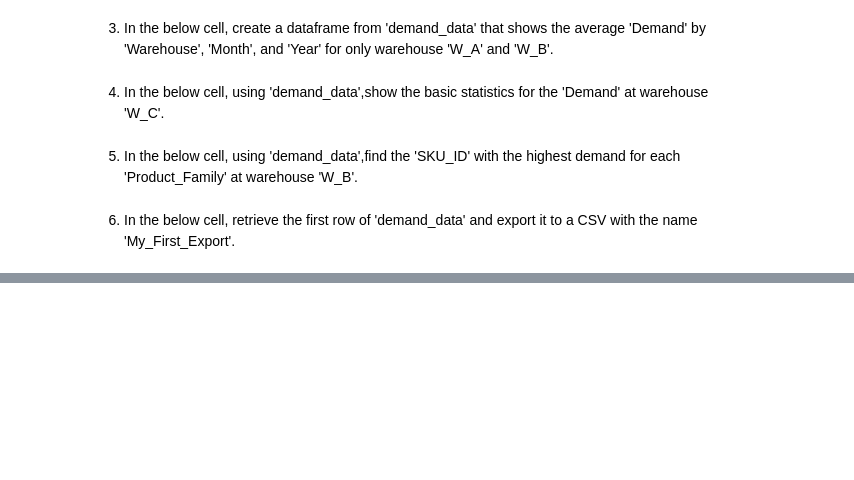
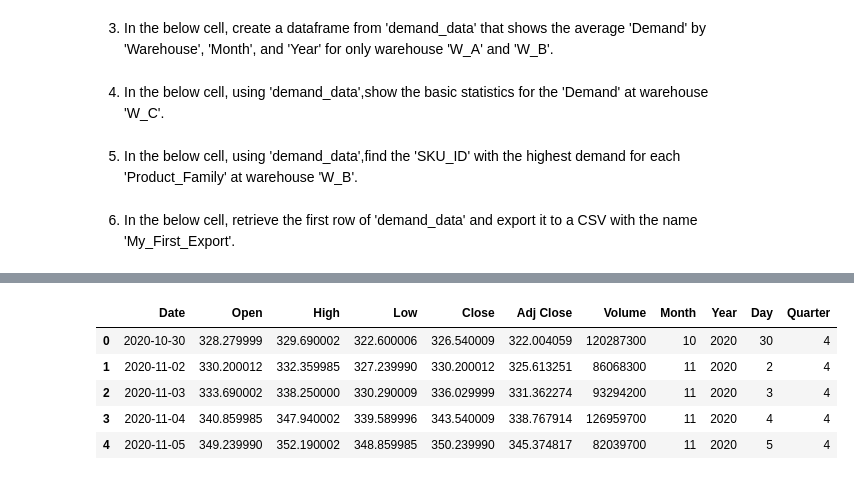
Before and after one commit to NolanSmithSolutions/Course, a Jupyter notebook: Pandas Lecture/Pandas_Lecture_102821.ipynb, the cells around one changed output, grey strips where cells are left out. Cells and saved outputs as stored; diff of their text form; code cells hidden in the pictures; blank space fills up the shorter version.

```diff
--- a/Pandas Lecture/Pandas_Lecture_102821.ipynb
+++ b/Pandas Lecture/Pandas_Lecture_102821.ipynb
@@ -51,7 +72,9 @@ Pandas DataFrames are data structures that contain data organized in two dimensi
 ###Ensure this file is in the same folder as 'Demand_Plan.csv' & 'Inventory_Data.csv'
 import pandas as pd
 import numpy as np
+from datetime import timedelta
 
+spy_path = 'SPY.csv'
 demand_path =  'Demand_Plan.csv'
 inventory_path = 'Inventory_Data.csv'
 test_path = 'test.csv'
@@ -548,0 +659,5 @@ data.to_csv(test_path)
+# %%
+# the 'to_datetime' method converts a pandas column to a datetime object
+spy_data = pd.read_csv(spy_path)
+spy_data['Date'] = pd.to_datetime(spy_data['Date'])
+spy_data.head()
@@ -548,0 +671,6 @@ data.to_csv(test_path)
+# %%
+# Datetime objects have many attributes including month, day, and year.
+spy_data['Month'] = pd.DatetimeIndex(spy_data['Date']).month
+spy_data['Year'] = pd.DatetimeIndex(spy_data['Date']).year
+spy_data['Day'] = pd.DatetimeIndex(spy_data['Date']).day
+spy_data.head()
@@ -548,0 +684,11 @@ data.to_csv(test_path)
+# %%
+# The below is a quick algorithm to map in quarter
+spy_data['Quarter'] = (spy_data['Month'] -1) // 3 + 1
+spy_data.head()
+# %% [output]
+|  | Date | Open | High | Low | Close | Adj Close | Volume | Month | Year | Day | Quarter |
+| 0 | 2020-10-30 | 328.279999 | 329.690002 | 322.600006 | 326.540009 | 322.004059 | 120287300 | 10 | 2020 | 30 | 4 |
+| 1 | 2020-11-02 | 330.200012 | 332.359985 | 327.239990 | 330.200012 | 325.613251 | 86068300 | 11 | 2020 | 2 | 4 |
+| 2 | 2020-11-03 | 333.690002 | 338.250000 | 330.290009 | 336.029999 | 331.362274 | 93294200 | 11 | 2020 | 3 | 4 |
+| 3 | 2020-11-04 | 340.859985 | 347.940002 | 339.589996 | 343.540009 | 338.767914 | 126959700 | 11 | 2020 | 4 | 4 |
+| 4 | 2020-11-05 | 349.239990 | 352.190002 | 348.859985 | 350.239990 | 345.374817 | 82039700 | 11 | 2020 | 5 | 4 |
```
Also changed, not shown: parts of 63 cells of this notebook.
